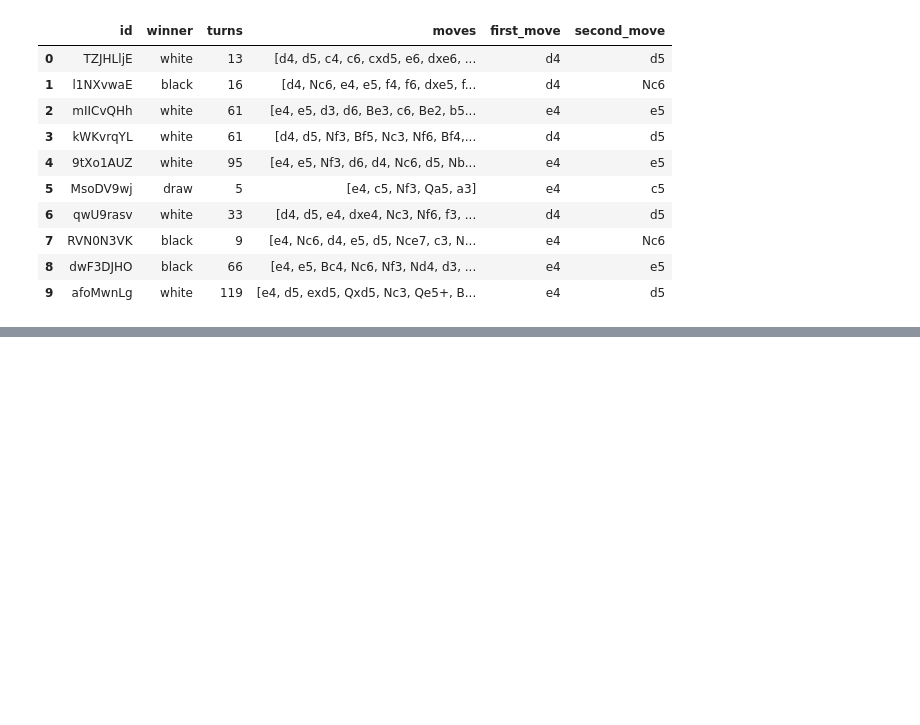
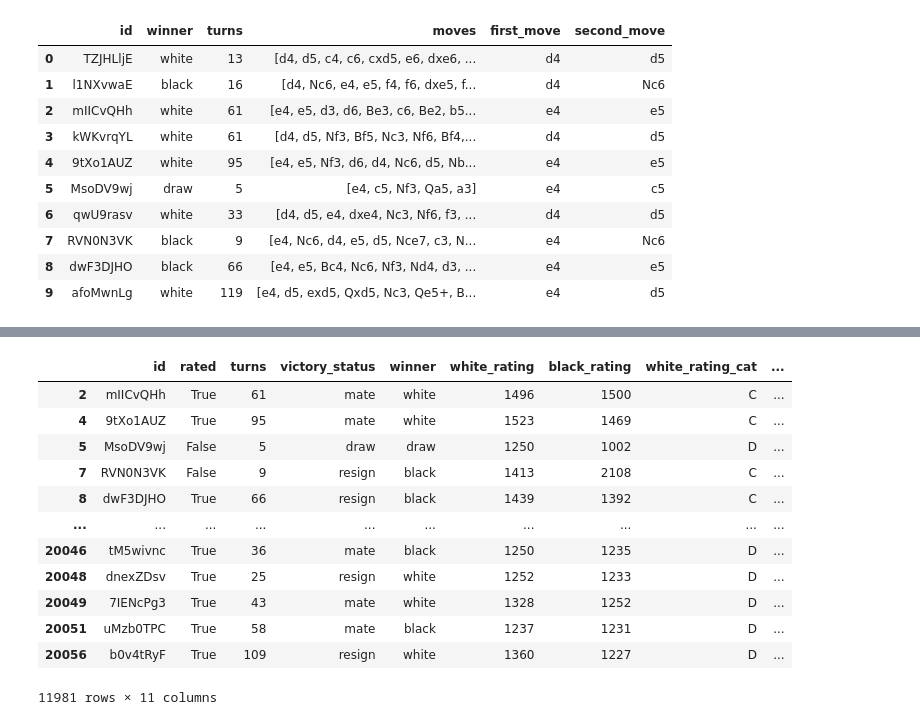
Before and after one commit to rmesrobi/Chess-Openings-EDA, a Jupyter notebook: chess_EDA.ipynb, the cells around one changed output, grey strips where cells are left out. Saved outputs shown, nothing was run; the diff lists cells and outputs as text; code cells hidden in the pictures; blank space fills up the shorter version.

```diff
--- a/chess_EDA.ipynb
+++ b/chess_EDA.ipynb
@@ -706,0 +731,17 @@ moves_grouped.sort_values(by = 'total_count', ascending = False).head(20)
+# %%
+e4 = rcdf[rcdf['first_move'] == 'e4']
+e4
+# %% [output]
+|  | id | rated | turns | victory_status | winner | white_rating | black_rating | white_rating_cat | ... |
+| 2 | mIICvQHh | True | 61 | mate | white | 1496 | 1500 | C | ... |
+| 4 | 9tXo1AUZ | True | 95 | mate | white | 1523 | 1469 | C | ... |
+| 5 | MsoDV9wj | False | 5 | draw | draw | 1250 | 1002 | D | ... |
+| 7 | RVN0N3VK | False | 9 | resign | black | 1413 | 2108 | C | ... |
+| 8 | dwF3DJHO | True | 66 | resign | black | 1439 | 1392 | C | ... |
+| ... | ... | ... | ... | ... | ... | ... | ... | ... | ... |
+| 20046 | tM5wivnc | True | 36 | mate | black | 1250 | 1235 | D | ... |
+| 20048 | dnexZDsv | True | 25 | resign | white | 1252 | 1233 | D | ... |
+| 20049 | 7IENcPg3 | True | 43 | mate | white | 1328 | 1252 | D | ... |
+| 20051 | uMzb0TPC | True | 58 | mate | black | 1237 | 1231 | D | ... |
+| 20056 | b0v4tRyF | True | 109 | resign | white | 1360 | 1227 | D | ... |
+11981 rows × 11 columns
```
Also changed, not shown: parts of 10 cells of this notebook.
